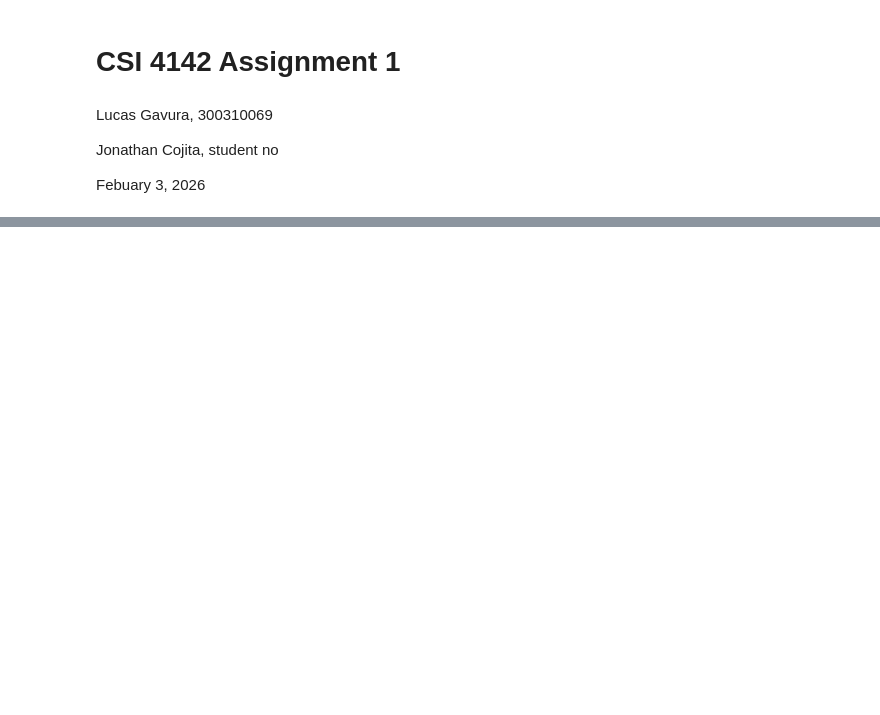
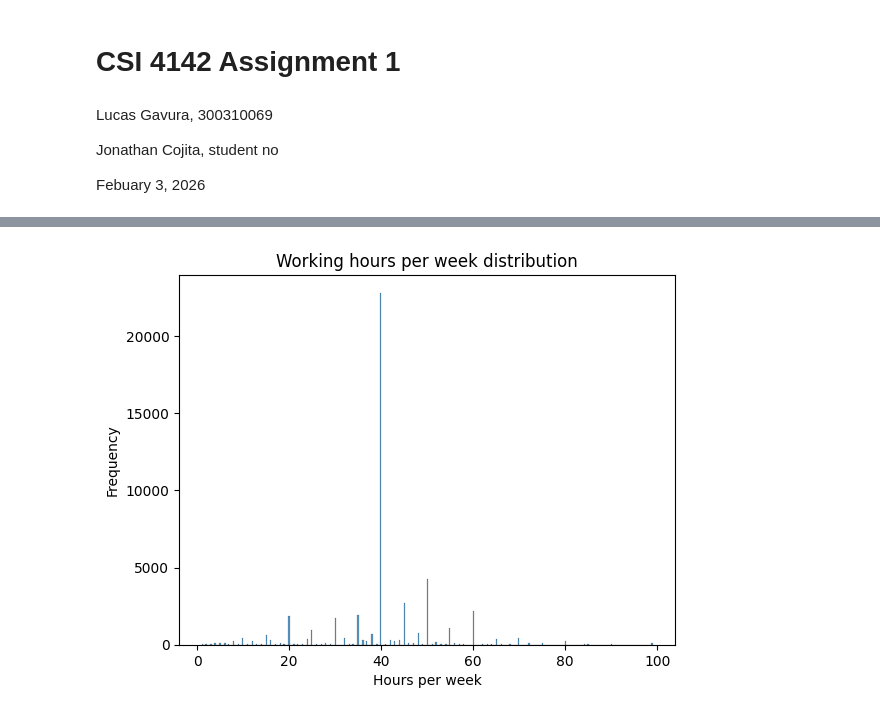
Before and after one commit to JCoji/DataScience, a Jupyter notebook: Assignment1.ipynb, the cells around one changed output, grey strips where cells are left out. Drawn from its saved outputs; the diff is of its cells as text; code cells hidden in the pictures; blank space fills up the shorter version.

```diff
--- a/Assignment1.ipynb
+++ b/Assignment1.ipynb
@@ -42,7 +44,18 @@ path = kagglehub.dataset_download(
 
 df = pd.read_csv(f"{path}/adult11.csv")
 print(df.head())
-print("Lenght: ", len(df))
+
+#salary column mapping to binary
+df["income_binary"] = (df["salary"] == ">50K").astype(int)
+
+#Map education to education mapping for sorting purpposes
+education_mapping = (
+    df[["education", "education-num"]]
+    .drop_duplicates()
+    .sort_values("education-num")
+)
+
+education_order = education_mapping["education"].tolist()
 # %% [output]
 Using Colab cache for faster access to the 'adult-income' dataset.
    age  workclass  fnlwgt     education  education-num      marital-status  \
@@ -63,0 +84,12 @@ Lenght:  48842
+# %%
+#Configure and display histoplot of working hours data
+sns.histplot(
+    data=df,
+    x="hours-per-week")
+
+plt.xlabel("Hours per week")
+plt.ylabel("Frequency")
+plt.title("Working hours per week distribution")
+plt.show()
+# %% [output]
+[figure, added]
```
Also changed, not shown: parts of 23 cells of this notebook.
